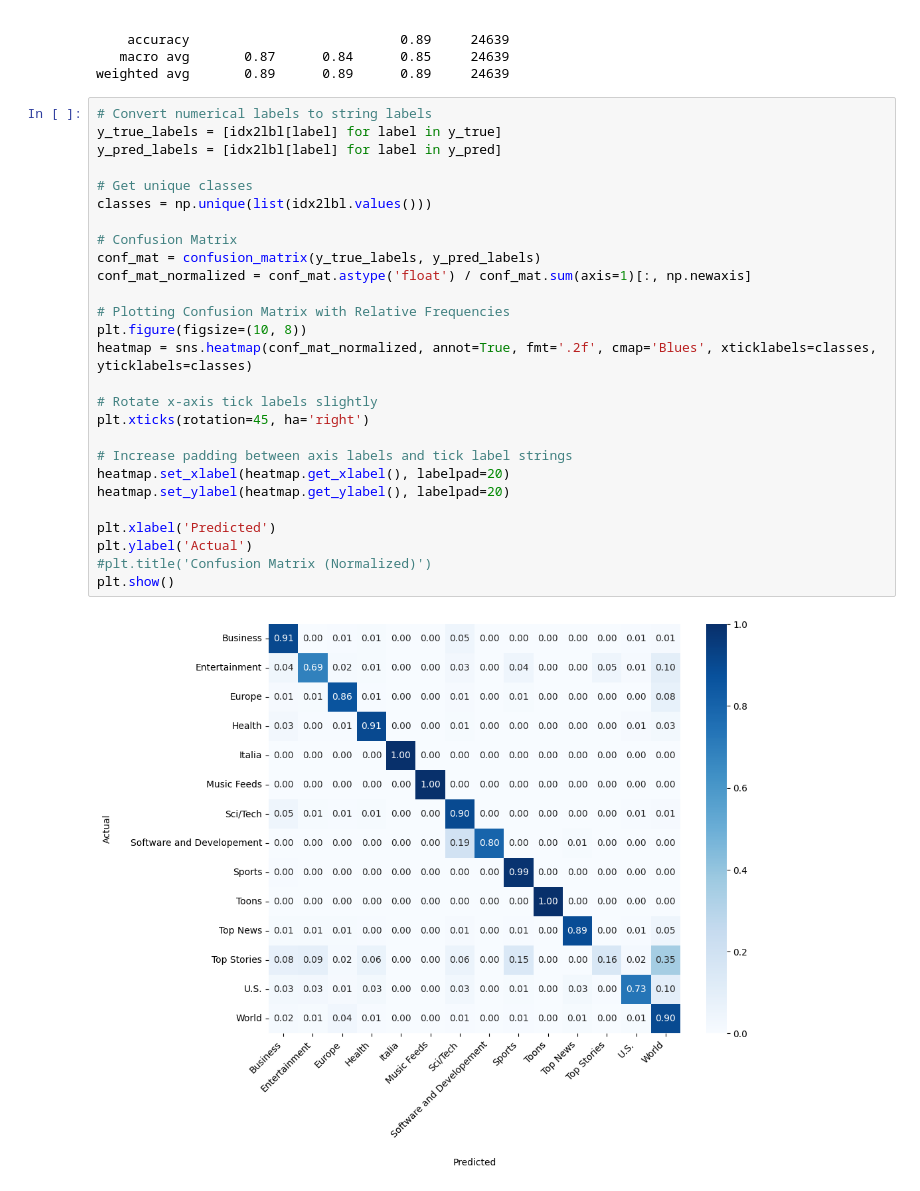
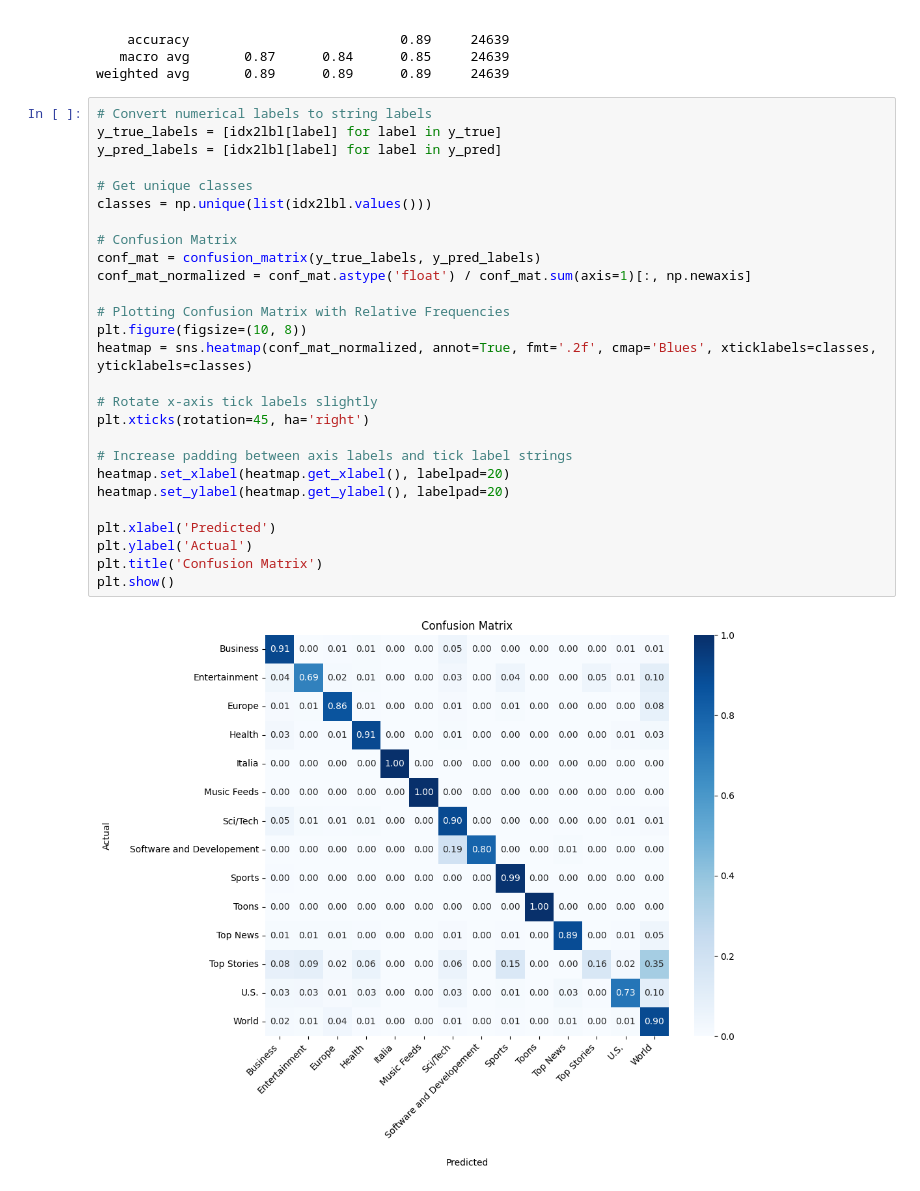
Before and after one commit to Velkymoss/AGs-Corpus-of-News-Articles, a Jupyter notebook: analysis.ipynb, the cells around one changed output. Saved outputs shown, nothing was run; the diff lists cells and outputs as text.

```diff
--- a/analysis.ipynb
+++ b/analysis.ipynb
@@ -65,32 +65,32 @@ weighted avg       0.89      0.89      0.89     24639
 # %%
 # Convert numerical labels to string labels
 y_true_labels = [idx2lbl[label] for label in y_true]
 y_pred_labels = [idx2lbl[label] for label in y_pred]
 
 # Get unique classes
 classes = np.unique(list(idx2lbl.values()))
 
 # Confusion Matrix
 conf_mat = confusion_matrix(y_true_labels, y_pred_labels)
 conf_mat_normalized = conf_mat.astype('float') / conf_mat.sum(axis=1)[:, np.newaxis]
 
 # Plotting Confusion Matrix with Relative Frequencies
 plt.figure(figsize=(10, 8))
 heatmap = sns.heatmap(conf_mat_normalized, annot=True, fmt='.2f', cmap='Blues', xticklabels=classes, yticklabels=classes)
 
 # Rotate x-axis tick labels slightly
 plt.xticks(rotation=45, ha='right')
 
 # Increase padding between axis labels and tick label strings
 heatmap.set_xlabel(heatmap.get_xlabel(), labelpad=20)
 heatmap.set_ylabel(heatmap.get_ylabel(), labelpad=20)
 
 plt.xlabel('Predicted')
 plt.ylabel('Actual')
-#plt.title('Confusion Matrix (Normalized)')
+plt.title('Confusion Matrix')
 plt.show()
 # %% [output]
-[figure, old version]
+[figure, new version]
 # %%
 report = classification_report(y_true, y_pred, output_dict=True)
 
```
Also changed, not shown: parts of 1 cell of this notebook, 3 other files.
